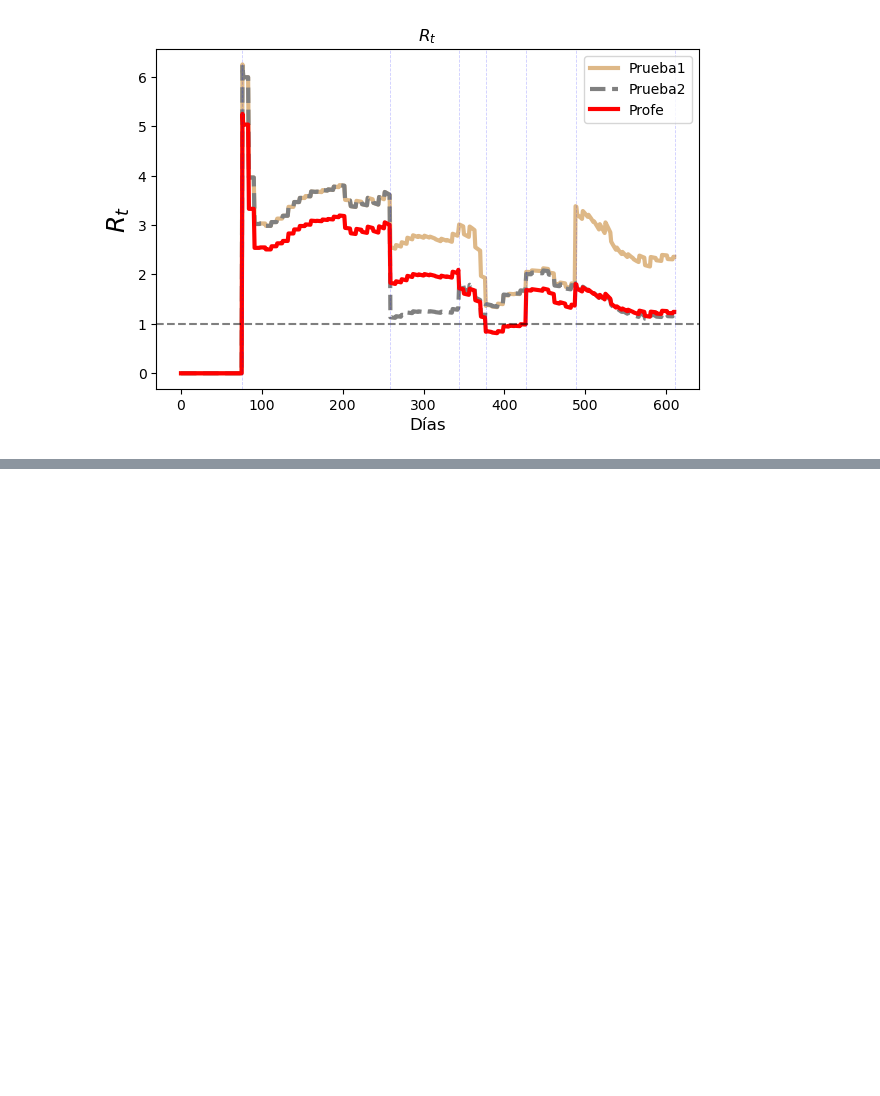
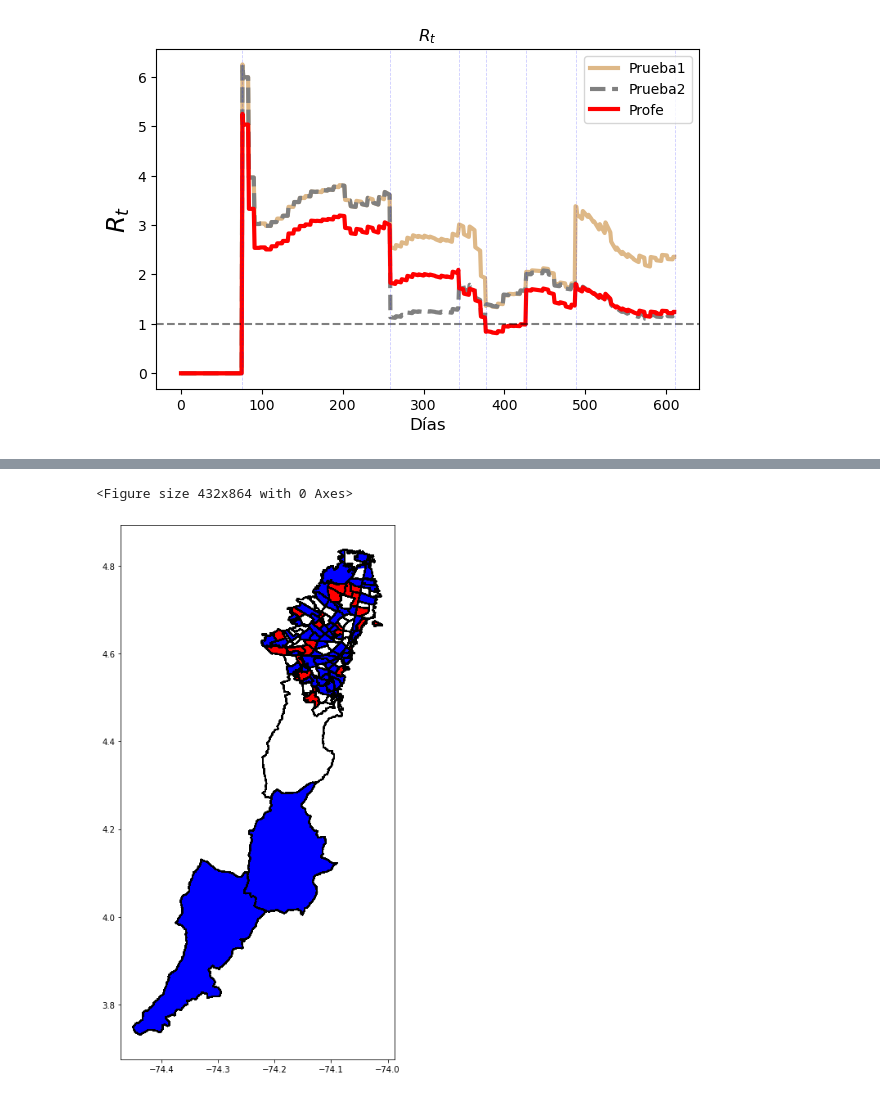
Before and after one commit to eilinlunam/Patchsim-bog, a Jupyter notebook: ParametrosCovidBog.ipynb, the cells around one changed output, grey strips where cells are left out. Cells and saved outputs as stored; diff of their text form; code cells hidden in the pictures; blank space fills up the shorter version.

```diff
--- a/ParametrosCovidBog.ipynb
+++ b/ParametrosCovidBog.ipynb
@@ -548,0 +616,41 @@ plt.show()
+# %%
+UPZs = Fi.destino.values
+# UPZ mayores que el promedio:
+j=0
+while tan[j]<=0: j+=1
+upz_prom = UPZs[j:]
+# UPZ mayores que el maximo:
+k=0
+while tan2[k]<=0: k+=1
+upz_max = UPZs[k:]
+# %%
+import seaborn as sns
+import shapefile as shp
+#sns.set(style="whitegrid", palette="pastel", color_codes=True)
+#sns.mpl.rc("figure", figsize=(10,6))
+sf = shp.Reader("upzs/UPla.shp")
+
+plt.figure(figsize = (6,12))
+fig, ax = plt.subplots(figsize = (6,12))
+def plot_map_fill(id, sf, x_lim = None, y_lim = None, color = 'r'):
+    for shape in sf.shapeRecords():
+        x = [i[0] for i in shape.shape.points[:]]
+        y = [i[1] for i in shape.shape.points[:]]
+        ax.plot(x, y, 'k')
+    shape_ex = sf.shape(id)
+    x_lon = np.zeros((len(shape_ex.points),1))
+    y_lat = np.zeros((len(shape_ex.points),1))
+    for ip in range(len(shape_ex.points)):
+        x_lon[ip] = shape_ex.points[ip][0]
+        y_lat[ip] = shape_ex.points[ip][1]
+    ax.fill(x_lon,y_lat, color)
+    if (x_lim != None) & (y_lim != None):
+        plt.xlim(x_lim)
+        plt.ylim(y_lim)
+#plot_map_fill(0, sf, x_lim, y_lim, color=’y’)
+[plot_map_fill(i, sf,color="b") for i in upz_prom]
+[plot_map_fill(i, sf,color="r") for i in upz_max]
+plt.show()
+# %% [output]
+<Figure size 432x864 with 0 Axes>
+[figure, added]
```
Also changed, not shown: parts of 13 cells of this notebook, 16 other files.
